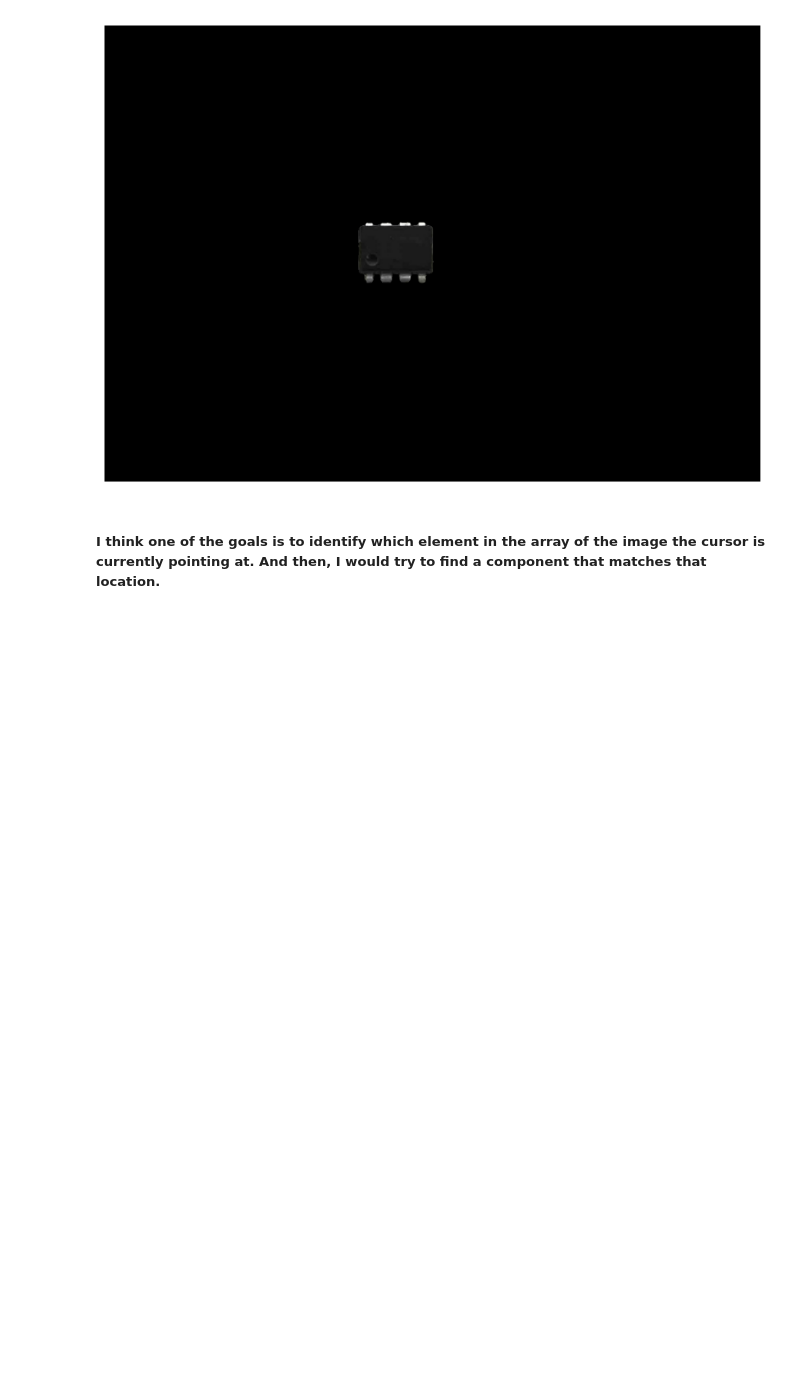
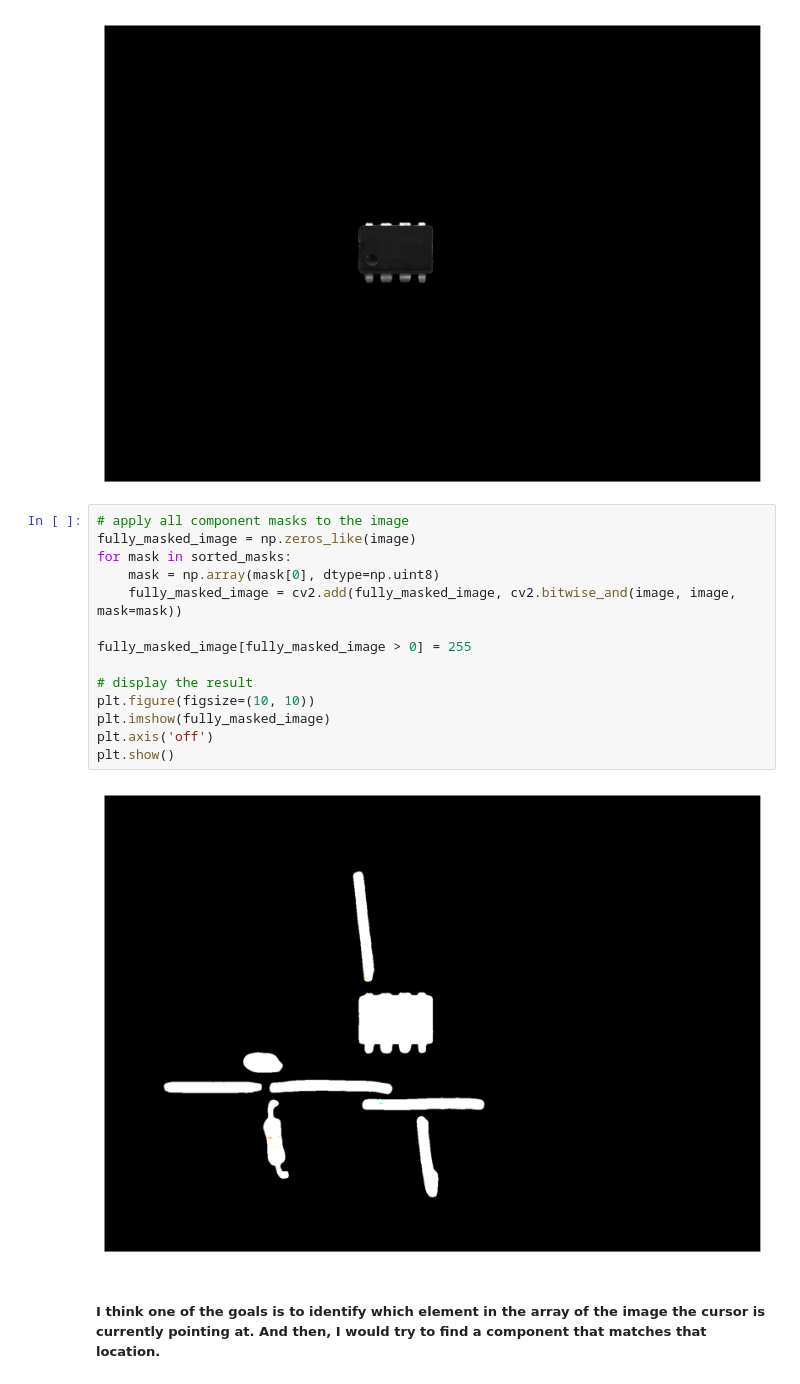
Before and after one commit to ingazhur/hardware-internal-tools, a Jupyter notebook: models/main.ipynb, the cells around one changed output. Saved outputs shown, nothing was run; the diff lists cells and outputs as text; blank space fills up the shorter version.

Commit message:
adding fully masked images

```diff
--- a/models/main.ipynb
+++ b/models/main.ipynb
@@ -72,6 +72,22 @@ plt.show()
 # %% [output]
 area:  25385
 [figure]
+# %%
+# apply all component masks to the image
+fully_masked_image = np.zeros_like(image)
+for mask in sorted_masks:
+    mask = np.array(mask[0], dtype=np.uint8)
+    fully_masked_image = cv2.add(fully_masked_image, cv2.bitwise_and(image, image, mask=mask))
+
+fully_masked_image[fully_masked_image > 0] = 255
+
+# display the result
+plt.figure(figsize=(10, 10))
+plt.imshow(fully_masked_image)
+plt.axis('off')
+plt.show()
+# %% [output]
+[figure, added]
 # %% [markdown]
 ##### I think one of the goals is to identify which element in the array of the image the cursor is currently pointing at. And then, I would try to find a component that matches that location.
 # %%
```
Also changed, not shown: parts of 3 cells of this notebook, 3 other files.
